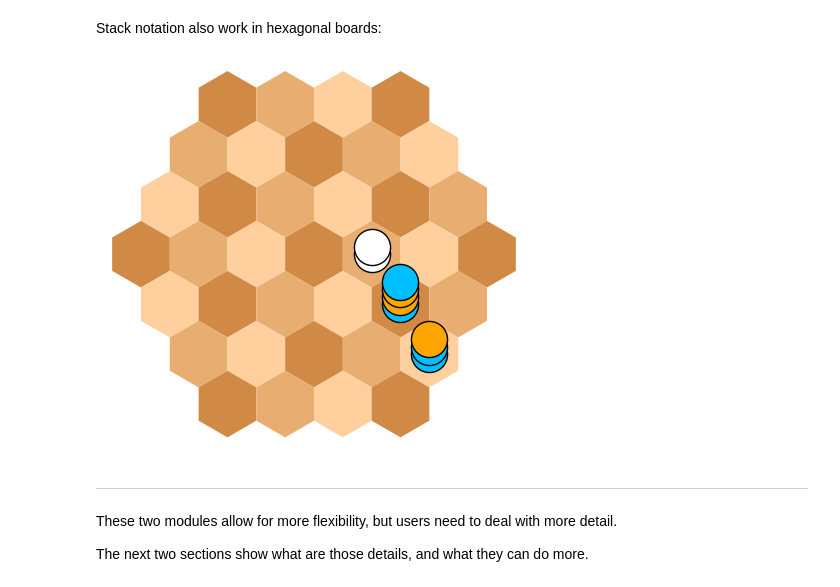
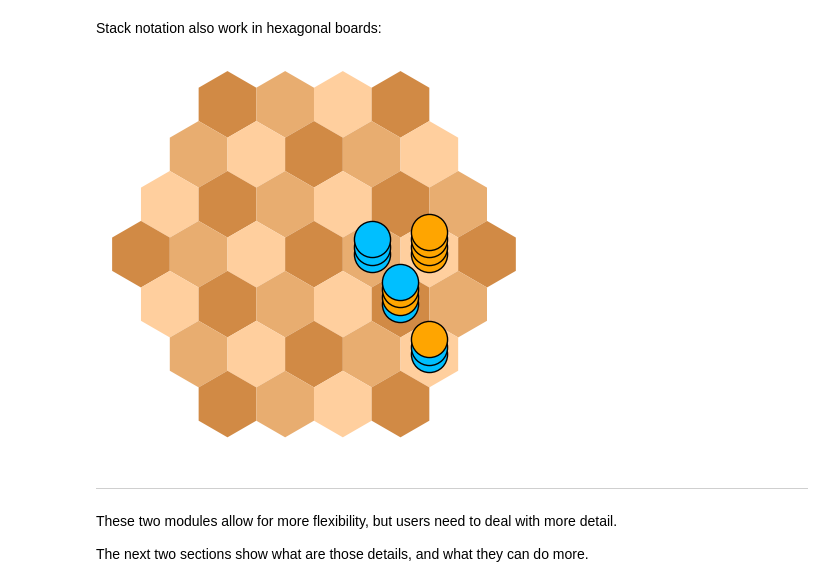
Before and after one commit to jpneto/draw_game_boards, a Jupyter notebook: code/Tutorial.ipynb, the cells around one changed output. Cells and saved outputs as stored; diff of their text form; code cells hidden in the pictures.

```diff
--- a/code/Tutorial.ipynb
+++ b/code/Tutorial.ipynb
@@ -142,17 +142,17 @@ Stack notation also work in hexagonal boards:
 # %%
 board = """
    . . . .
   . . . . .
  . . . . . .
-. . . . [oo . .
+. . . . [lll [nnnn .
 . . . . [lnnl .
  . . . . [lln
   . . . .
 """
 
 Hex(board);
 # %% [output]
-[figure, old version]
+[figure, new version]
 # %% [markdown]
 ---
 
```
